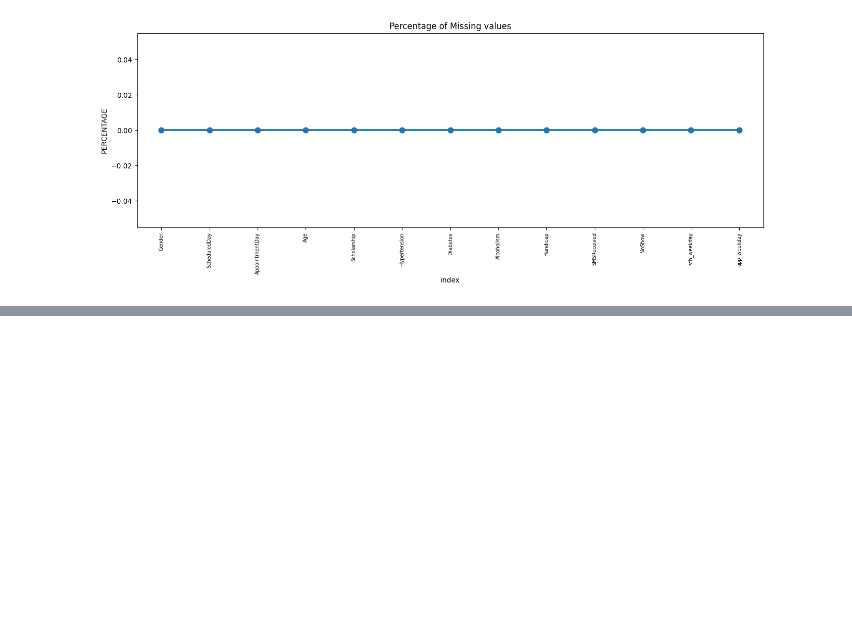
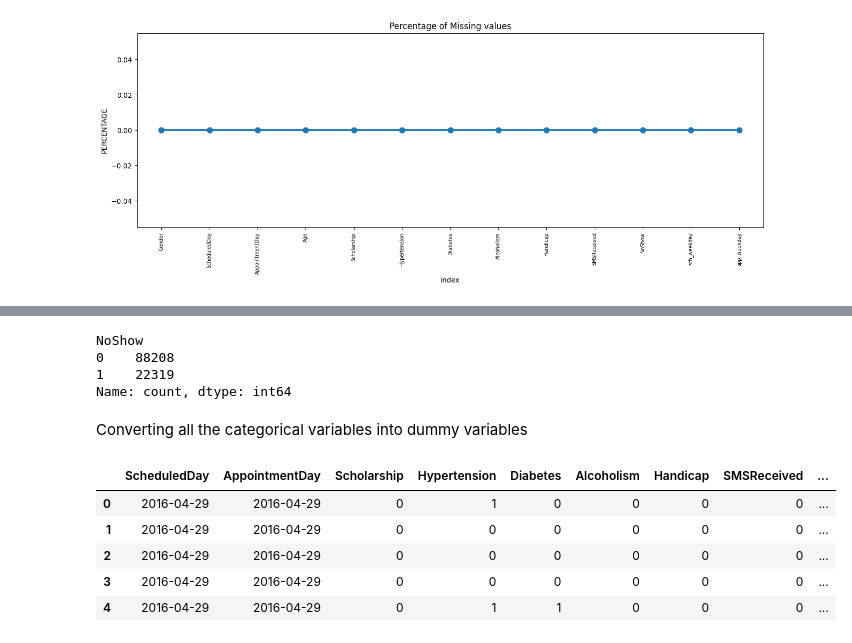
Before and after one commit to amandebnath/EDA-for-Healthcare, a Jupyter notebook: medical_appointments.ipynb, the cells around one changed output, grey strips where cells are left out. Cells and saved outputs as stored; diff of their text form; code cells hidden in the pictures; blank space fills up the shorter version.

```diff
--- a/medical_appointments.ipynb
+++ b/medical_appointments.ipynb
@@ -201,0 +285,21 @@ plt.show()
+# %%
+df['NoShow'] = np.where(df.NoShow == 'Yes', 1, 0)
+# %%
+df.NoShow.value_counts()
+# %% [output]
+NoShow
+0    88208
+1    22319
+Name: count, dtype: int64
+# %% [markdown]
+Converting all the categorical variables into dummy variables
+# %%
+dummy_df = pd.get_dummies(df)
+dummy_df.head()
+# %% [output]
+|  | ScheduledDay | AppointmentDay | Scholarship | Hypertension | Diabetes | Alcoholism | Handicap | SMSReceived | ... |
+| 0 | 2016-04-29 | 2016-04-29 | 0 | 1 | 0 | 0 | 0 | 0 | ... |
+| 1 | 2016-04-29 | 2016-04-29 | 0 | 0 | 0 | 0 | 0 | 0 | ... |
+| 2 | 2016-04-29 | 2016-04-29 | 0 | 0 | 0 | 0 | 0 | 0 | ... |
+| 3 | 2016-04-29 | 2016-04-29 | 0 | 0 | 0 | 0 | 0 | 0 | ... |
+| 4 | 2016-04-29 | 2016-04-29 | 0 | 1 | 1 | 0 | 0 | 0 | ... |
```
Also changed, not shown: parts of 10 cells of this notebook.
